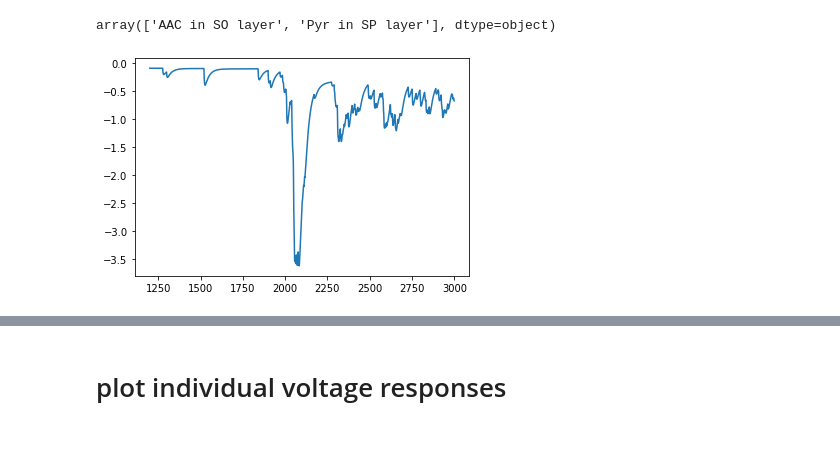
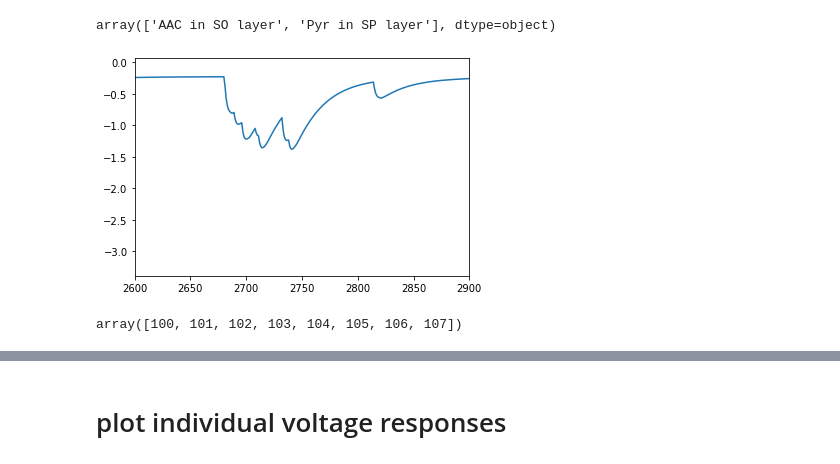
Before and after one commit to ddopp4877/CA1_model, a Jupyter notebook: CA1_exploration.ipynb, the cells around one changed output, grey strips where cells are left out. Saved outputs shown, nothing was run; the diff lists cells and outputs as text; code cells hidden in the pictures.

```diff
--- a/CA1_exploration.ipynb
+++ b/CA1_exploration.ipynb
@@ -447,7 +437,12 @@ f = h5py.File(os.path.join('output','spikes.h5'), 'r')
 f = h5py.File(os.path.join('output','voltage_clamp.h5'), 'r')
 vclampDat = SaveDataToDF(f)
 # %%
-plt.plot(vclampDat['data0'][1200:])
+plt.plot(vclampDat['data0'])
+plt.xlim([2600,2900])
 plt.savefig('AAC_vclamp.png')
 # %% [output]
-[figure, old version]
+[figure, new version]
+# %%
+idNames
+# %% [output]
+array([100, 101, 102, 103, 104, 105, 106, 107])
```
Also changed, not shown: parts of 54 cells of this notebook, 27 other files.
